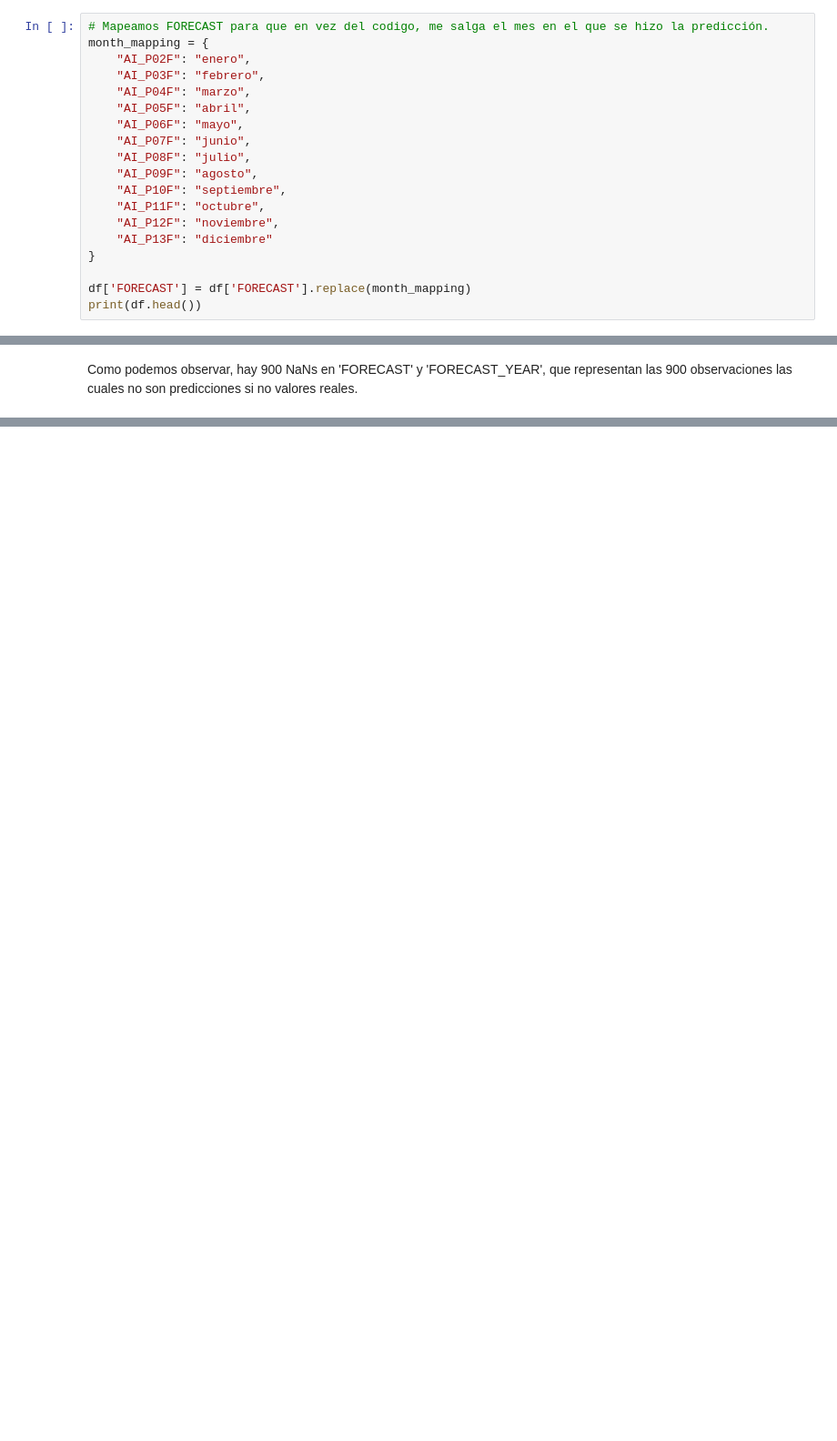
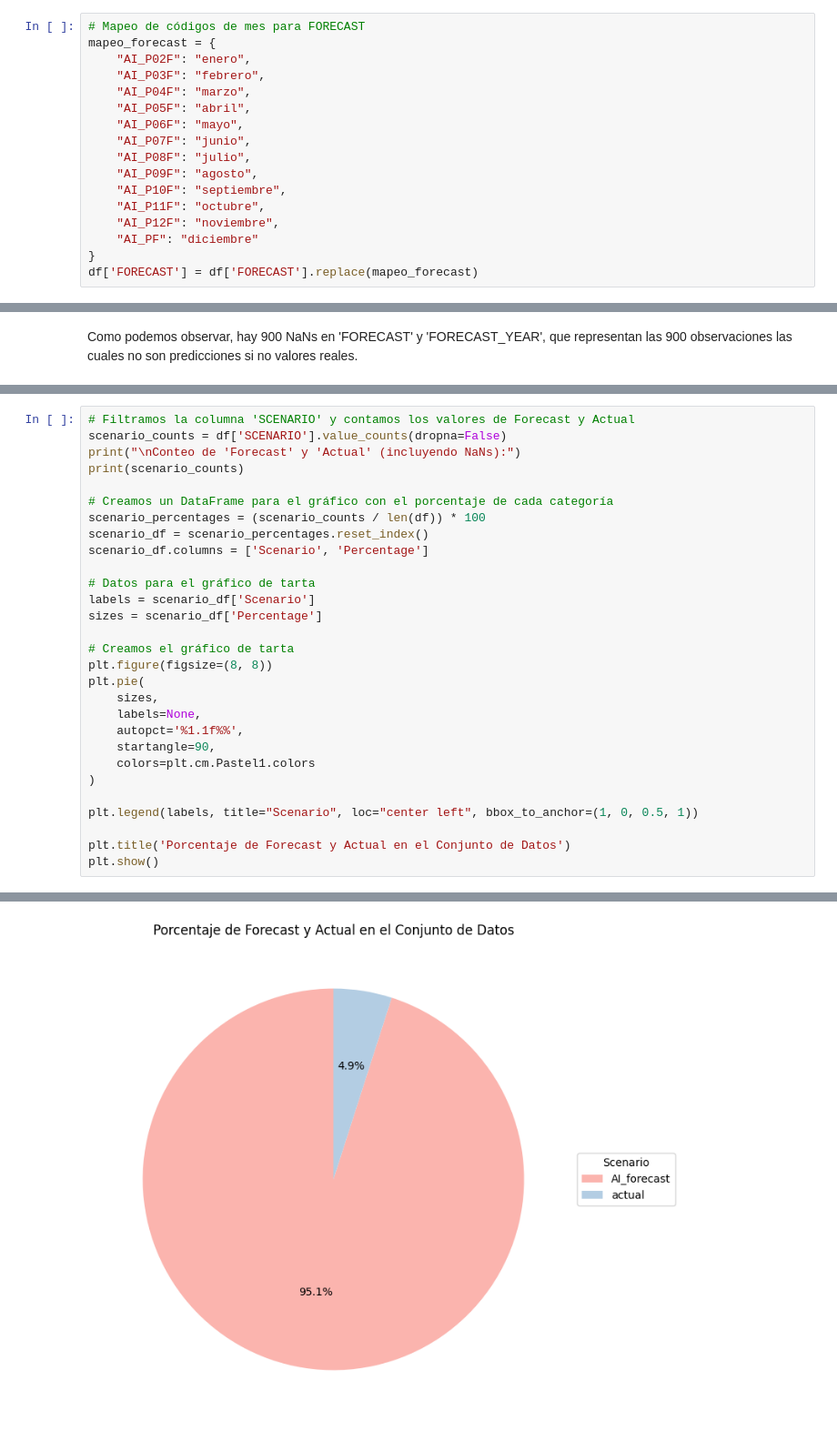
Before and after one commit to davidms22/UFV_Visualizacion, a Jupyter notebook: Ejercicios Clase /Clase_2.ipynb, the cells around one changed output, grey strips where cells are left out. Shown at 91% size. Cells and saved outputs as stored; diff of their text form; blank space fills up the shorter version.

```diff
--- a/Ejercicios Clase /Clase_2.ipynb
+++ b/Ejercicios Clase /Clase_2.ipynb
@@ -75,6 +107,6 @@ La base de datos tiene 18666 observaciones de las cuales 900 son valores actuale
 # %%
-# Mapeamos FORECAST para que en vez del codigo, me salga el mes en el que se hizo la predicción.
-month_mapping = {
+# Mapeo de códigos de mes para FORECAST
+mapeo_forecast = {
     "AI_P02F": "enero",
     "AI_P03F": "febrero",
     "AI_P04F": "marzo",
@@ -86,8 +118,6 @@ month_mapping = {
     "AI_P10F": "septiembre",
     "AI_P11F": "octubre",
     "AI_P12F": "noviembre",
-    "AI_P13F": "diciembre"
+    "AI_PF": "diciembre"
 }
-
-df['FORECAST'] = df['FORECAST'].replace(month_mapping)
-print(df.head())
+df['FORECAST'] = df['FORECAST'].replace(mapeo_forecast)
@@ -143,0 +144,30 @@ Los productos son: ['Lipton (L3)' 'Pepsi Max (L3)' '7up (L3)' 'Pepsi Regular (L3
+# %%
+# Filtramos la columna 'SCENARIO' y contamos los valores de Forecast y Actual
+scenario_counts = df['SCENARIO'].value_counts(dropna=False)
+print("\nConteo de 'Forecast' y 'Actual' (incluyendo NaNs):")
+print(scenario_counts)
+
+# Creamos un DataFrame para el gráfico con el porcentaje de cada categoría
+scenario_percentages = (scenario_counts / len(df)) * 100
+scenario_df = scenario_percentages.reset_index()
+scenario_df.columns = ['Scenario', 'Percentage']
+
+# Datos para el gráfico de tarta
+labels = scenario_df['Scenario']
+sizes = scenario_df['Percentage']
+
+# Creamos el gráfico de tarta
+plt.figure(figsize=(8, 8))
+plt.pie(
+    sizes,
+    labels=None,
+    autopct='%1.1f%%',
+    startangle=90,
+    colors=plt.cm.Pastel1.colors
+)
+
+plt.legend(labels, title="Scenario", loc="center left", bbox_to_anchor=(1, 0, 0.5, 1))
+
+plt.title('Porcentaje de Forecast y Actual en el Conjunto de Datos')
+plt.show()
+# %% [output]
@@ -143,0 +179 @@ Los productos son: ['Lipton (L3)' 'Pepsi Max (L3)' '7up (L3)' 'Pepsi Regular (L3
+[figure, added]
```
Also changed, not shown: parts of 54 cells of this notebook.
